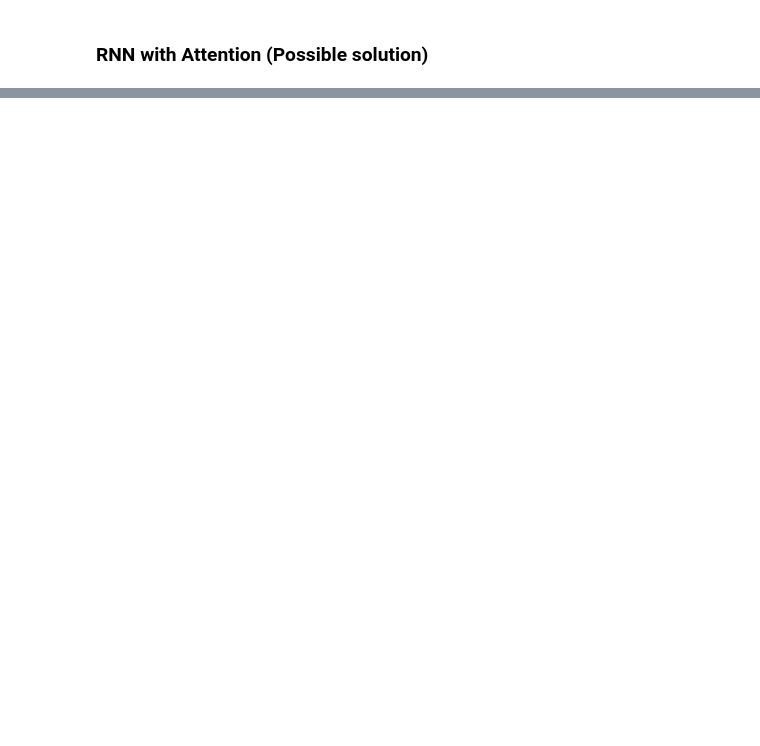
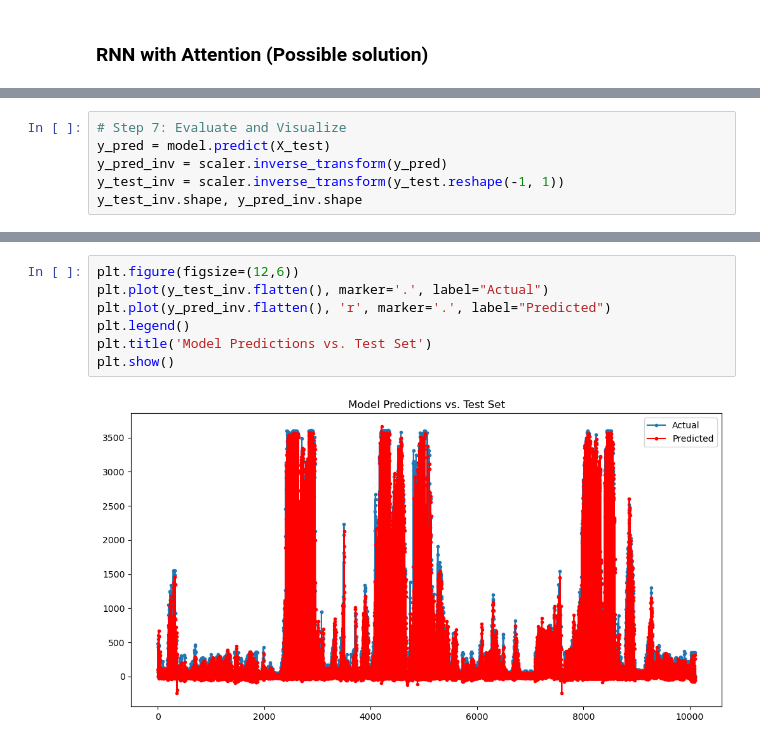
Before and after one commit to marhas109/ds10_all, a Jupyter notebook: C10_M05_Lab.ipynb, the cells around one changed output, grey strips where cells are left out. Drawn from its saved outputs; the diff is of its cells as text; blank space fills up the shorter version.

```diff
--- a/C10_M05_Lab.ipynb
+++ b/C10_M05_Lab.ipynb
@@ -43,0 +184,6 @@ tf.random.set_seed(42)
+# %%
+# Step 7: Evaluate and Visualize
+y_pred = model.predict(X_test)
+y_pred_inv = scaler.inverse_transform(y_pred)
+y_test_inv = scaler.inverse_transform(y_test.reshape(-1, 1))
+y_test_inv.shape, y_pred_inv.shape
@@ -43,0 +206,9 @@ tf.random.set_seed(42)
+# %%
+plt.figure(figsize=(12,6))
+plt.plot(y_test_inv.flatten(), marker='.', label="Actual")
+plt.plot(y_pred_inv.flatten(), 'r', marker='.', label="Predicted")
+plt.legend()
+plt.title('Model Predictions vs. Test Set')
+plt.show()
+# %% [output]
+[figure, added]
```
Also changed, not shown: parts of 13 cells of this notebook.
